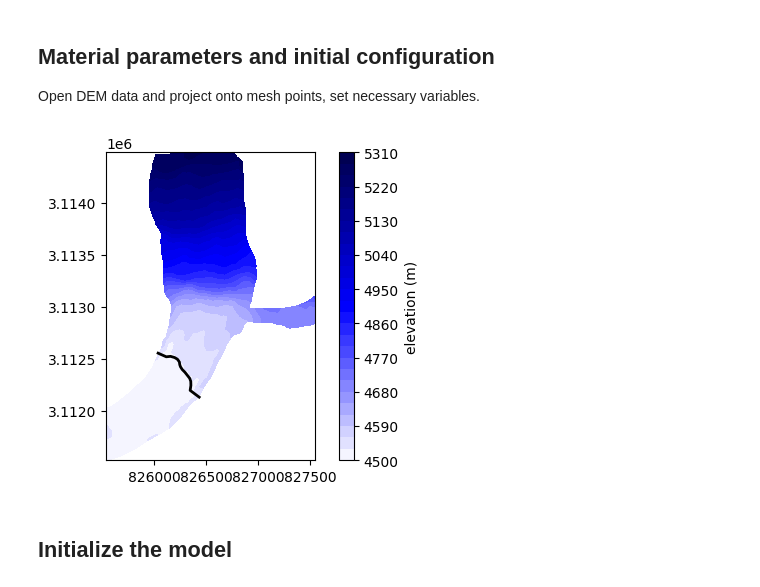
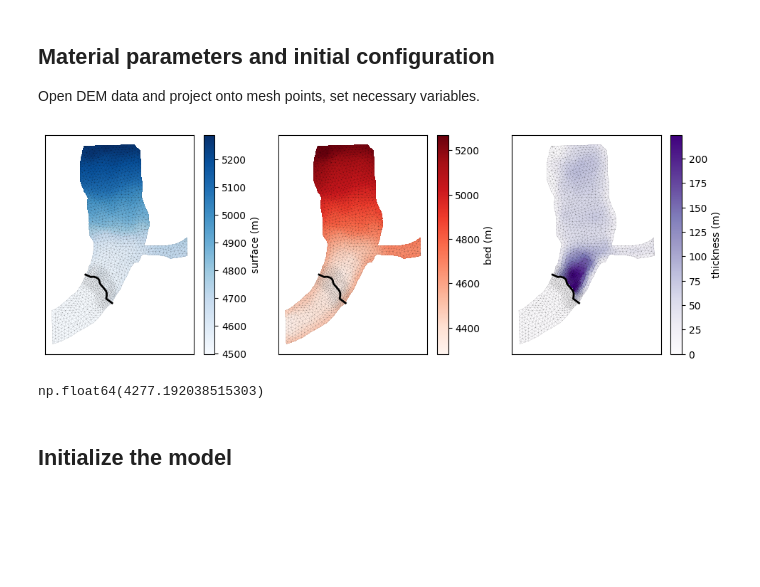
Before and after one commit to chrismiele/glimmer, a Jupyter notebook: issm/luggye_HO_model.ipynb, the cells around one changed output. Cells and saved outputs as stored; diff of their text form; code cells hidden in the pictures; blank space fills up the shorter version.

```diff
--- a/issm/luggye_HO_model.ipynb
+++ b/issm/luggye_HO_model.ipynb
@@ -266,51 +254,53 @@ plt.show()
 ## Material parameters and initial configuration
 Open DEM data and project onto mesh points, set necessary variables.
 # %%
-waterline = 4500 #determined by looking at duckling tracks over DEM
-with rasterio.open(dem_file) as src:
-    z = src.read(1).astype(float)
-    t = src.transform
-
-valid = np.isfinite(z)
-iy, ix = distance_transform_edt(~valid, return_distances = False, return_indices = True)
-
-z_filled = z.copy()
-z_filled[~valid] = z_filled[iy[~valid], ix[~valid]]
-
-col, row = (~t*(mx, my))
-col = np.clip(col.astype(int), 0, z.shape[1] - 1)
-row = np.clip(row.astype(int), 0, z.shape[0] - 1)
-
-dem_on_mesh = z_filled[row, col]
-dem_on_mesh[dem_on_mesh < waterline] = waterline
-
 ################
 ### geometry ###
 ################
 
-s = dem_on_mesh.copy()
+waterline = 4500 #determined by looking at duckling tracks over DEM
+s = interpolate_raster(md, dem_file)
 s[~ice_mask] = waterline
-H_0 = 100 #initial thickness will be constant
-H = H_0*np.ones_like(mx)
-H[~ice_mask] = 1e-3 #this can't be zero or the transport solver panics
-b = s - H
+H = interpolate_raster(md, bed_file)
+bed = s - H
+
+H_0 = H.copy()
+s_0 = s.copy()
 
 ################
 ### velocity ###
 ################
 
 u = (0, 0)
+
+############
+### plot ###
+############
+
+fig, axes = plt.subplots(1, 3, figsize = (12, 4), sharey = True)
+thickness = H.copy()
+thickness[~ice_mask] = 0
+
+for ax, field, cmap, label in [
+    (axes[0], s, 'Blues', 'surface (m)'),
+    (axes[1], bed, 'Reds', 'bed (m)'),
+    (axes[2], thickness, 'Purples', 'thickness (m)'),
+]:
+    pc = ax.tripcolor(mx, my, elts, field, cmap = cmap)
+    ax.triplot(mx, my, elts, color = 'k', linewidth = 0.15, alpha = 0.4)
+    ax.plot(tx, ty, 'k-', linewidth = 2)
+    fig.colorbar(pc, ax = ax, label = label)
+    ax.set_aspect('equal')
+    ax.set_xticks([], [])
+    ax.set_yticks([], [])
+
+plt.show()
+# %% [output]
+[figure, added]
-# %%
-norm = TwoSlopeNorm(vcenter = waterline)
-
-plt.figure(figsize = (6, 4))
-plt.tricontourf(mx, my, elts, dem_on_mesh, levels = 30, cmap = 'seismic_r', norm = norm)
-plt.plot(tx, ty, 'k-', linewidth = 2, label = 'terminus')
-plt.colorbar(label = 'elevation (m)')
-plt.gca().set_aspect('equal')
-plt.show()
-# %% [output]
-[figure, removed]
+# %%
+np.min(bed)
+# %% [output]
+np.float64(4277.192038515303)
 # %% [markdown]
 ## Initialize the model
 # %%
```
Also changed, not shown: parts of 10 cells of this notebook, 1 other file.
